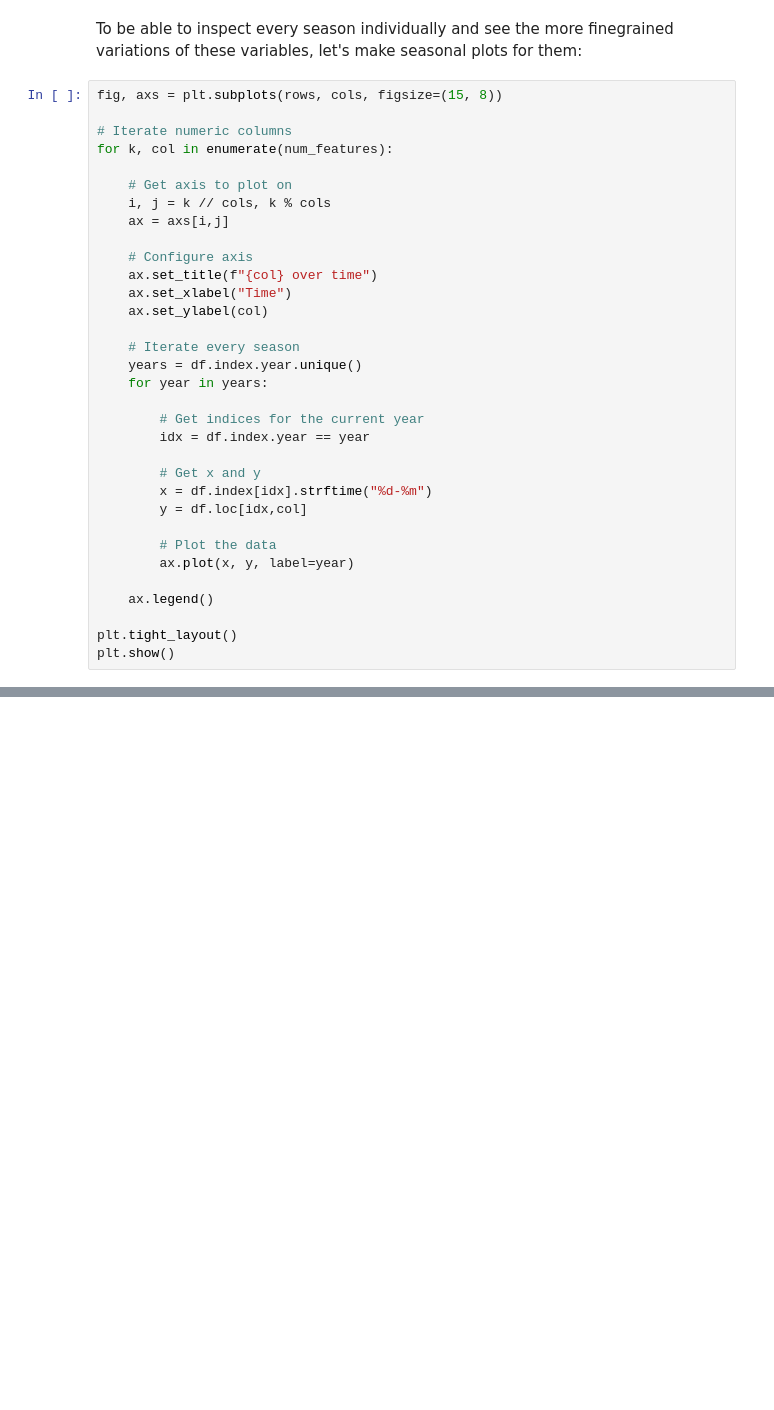
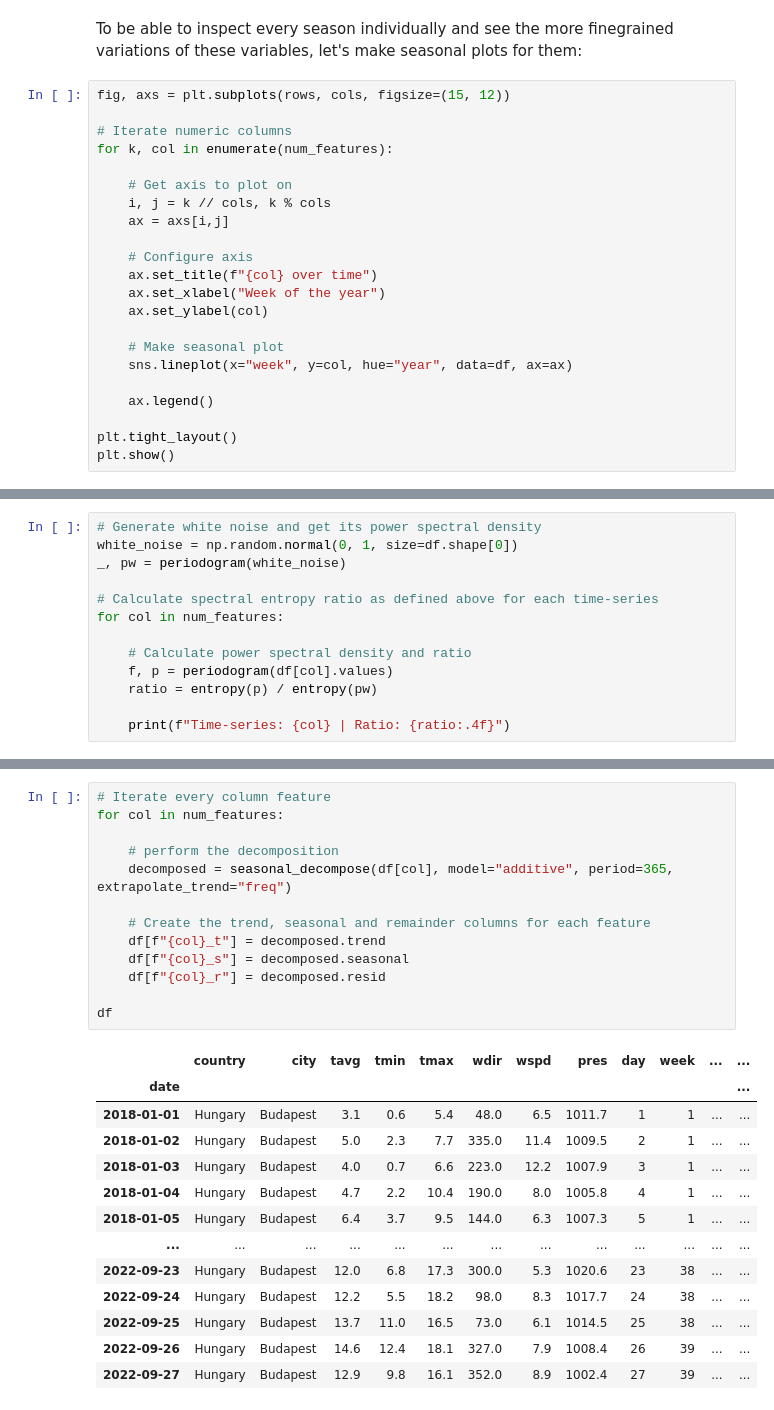
Before and after one commit to GilbertoCunha/Weather-Forecast, a Jupyter notebook: 1-eda.ipynb, the cells around one changed output, grey strips where cells are left out. Saved outputs shown, nothing was run; the diff lists cells and outputs as text; blank space fills up the shorter version.

Commit message:
add shannon spectral entropy and time-series decomposition

```diff
--- a/1-eda.ipynb
+++ b/1-eda.ipynb
@@ -290,7 +300,7 @@ From these plots alone, we can get many useful insights:
 # %% [markdown]
 To be able to inspect every season individually and see the more finegrained variations of these variables, let's make seasonal plots for them:
 # %%
-fig, axs = plt.subplots(rows, cols, figsize=(15, 8))
+fig, axs = plt.subplots(rows, cols, figsize=(15, 12))
 
 # Iterate numeric columns
 for k, col in enumerate(num_features):
@@ -301,22 +311,11 @@ for k, col in enumerate(num_features):
 
     # Configure axis
     ax.set_title(f"{col} over time")
-    ax.set_xlabel("Time")
+    ax.set_xlabel("Week of the year")
     ax.set_ylabel(col)
 
-    # Iterate every season
-    years = df.index.year.unique()
-    for year in years:
-
-        # Get indices for the current year
-        idx = df.index.year == year
-
-        # Get x and y
-        x = df.index[idx].strftime("%d-%m")
-        y = df.loc[idx,col]
-
-        # Plot the data
-        ax.plot(x, y, label=year)
+    # Make seasonal plot
+    sns.lineplot(x="week", y=col, hue="year", data=df, ax=ax)
 
     ax.legend()
 
@@ -326,0 +343,13 @@ plt.show()
+# %%
+# Generate white noise and get its power spectral density
+white_noise = np.random.normal(0, 1, size=df.shape[0])
+_, pw = periodogram(white_noise)
+
+# Calculate spectral entropy ratio as defined above for each time-series
+for col in num_features:
+
+    # Calculate power spectral density and ratio
+    f, p = periodogram(df[col].values)
+    ratio = entropy(p) / entropy(pw)
+
+    print(f"Time-series: {col} | Ratio: {ratio:.4f}")
@@ -326,0 +389,27 @@ plt.show()
+# %%
+# Iterate every column feature
+for col in num_features:
+
+    # perform the decomposition
+    decomposed = seasonal_decompose(df[col], model="additive", period=365, extrapolate_trend="freq")
+
+    # Create the trend, seasonal and remainder columns for each feature
+    df[f"{col}_t"] = decomposed.trend
+    df[f"{col}_s"] = decomposed.seasonal
+    df[f"{col}_r"] = decomposed.resid
+
+df
+# %% [output]
+|  | country | city | tavg | tmin | tmax | wdir | wspd | pres | day | week | ... | ... |
+| date |  |  |  |  |  |  |  |  |  |  |  | ... |
+| 2018-01-01 | Hungary | Budapest | 3.1 | 0.6 | 5.4 | 48.0 | 6.5 | 1011.7 | 1 | 1 | ... | ... |
+| 2018-01-02 | Hungary | Budapest | 5.0 | 2.3 | 7.7 | 335.0 | 11.4 | 1009.5 | 2 | 1 | ... | ... |
+| 2018-01-03 | Hungary | Budapest | 4.0 | 0.7 | 6.6 | 223.0 | 12.2 | 1007.9 | 3 | 1 | ... | ... |
+| 2018-01-04 | Hungary | Budapest | 4.7 | 2.2 | 10.4 | 190.0 | 8.0 | 1005.8 | 4 | 1 | ... | ... |
+| 2018-01-05 | Hungary | Budapest | 6.4 | 3.7 | 9.5 | 144.0 | 6.3 | 1007.3 | 5 | 1 | ... | ... |
+| ... | ... | ... | ... | ... | ... | ... | ... | ... | ... | ... | ... | ... |
+| 2022-09-23 | Hungary | Budapest | 12.0 | 6.8 | 17.3 | 300.0 | 5.3 | 1020.6 | 23 | 38 | ... | ... |
+| 2022-09-24 | Hungary | Budapest | 12.2 | 5.5 | 18.2 | 98.0 | 8.3 | 1017.7 | 24 | 38 | ... | ... |
+| 2022-09-25 | Hungary | Budapest | 13.7 | 11.0 | 16.5 | 73.0 | 6.1 | 1014.5 | 25 | 38 | ... | ... |
+| 2022-09-26 | Hungary | Budapest | 14.6 | 12.4 | 18.1 | 327.0 | 7.9 | 1008.4 | 26 | 39 | ... | ... |
+| 2022-09-27 | Hungary | Budapest | 12.9 | 9.8 | 16.1 | 352.0 | 8.9 | 1002.4 | 27 | 39 | ... | ... |
```
Also changed, not shown: parts of 17 cells of this notebook.
